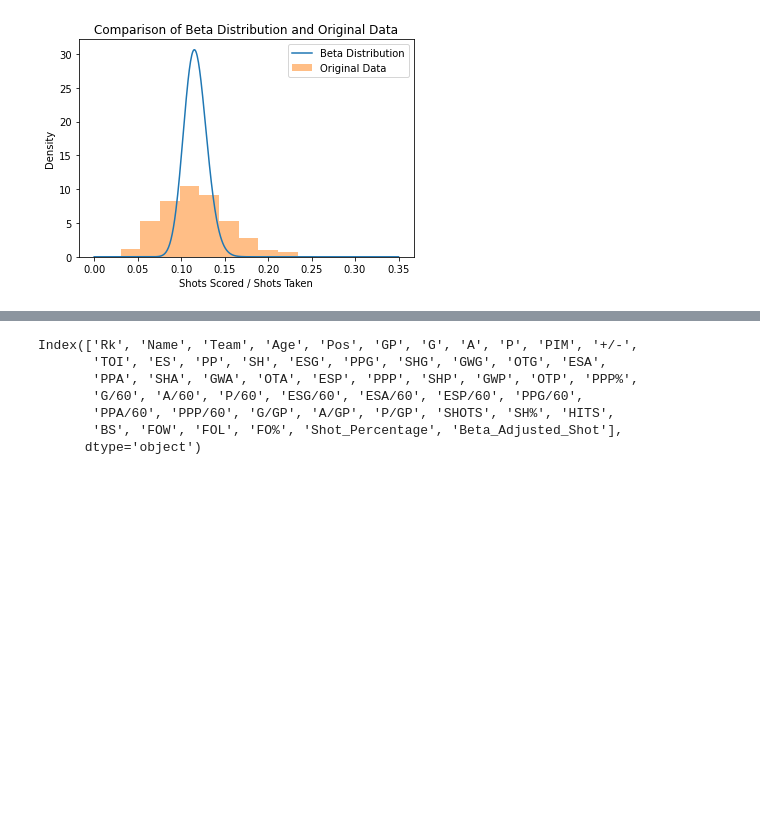
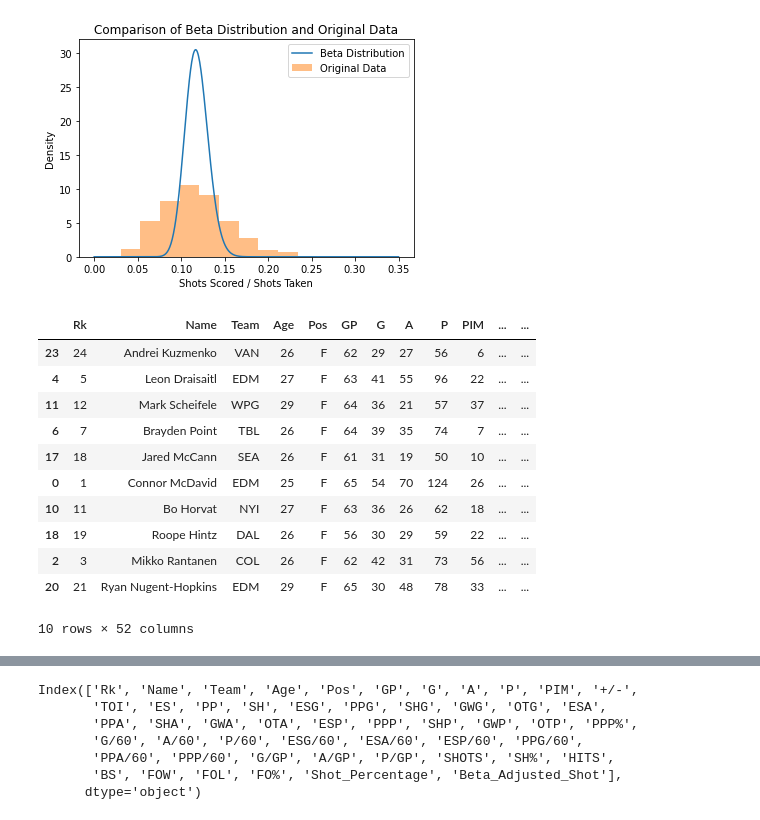
Before and after one commit to GiorgioVi/NHL_Analytics, a Jupyter notebook: Beta_Distribution_Best_Goal_Scorers.ipynb, the cells around one changed output, grey strips where cells are left out. Drawn from its saved outputs; the diff is of its cells as text; code cells hidden in the pictures; blank space fills up the shorter version.

```diff
--- a/Beta_Distribution_Best_Goal_Scorers.ipynb
+++ b/Beta_Distribution_Best_Goal_Scorers.ipynb
@@ -65,7 +65,7 @@ sample_mean = np.mean(shots_scored / shots_taken)
 sample_var = np.var(shots_scored / shots_taken)
 
 # calculate alpha and beta using method of moments
-alpha = sample_mean * ((1 - sample_mean) / sample_var - 1)
+alpha = sample_mean * ((1 - sample_mean) / sample_var - 1) + 1
 beta = (1 - sample_mean) * ((1 - sample_mean) / sample_var - 1)
 
 # create beta distribution object
@@ -105,10 +105,25 @@ plt.legend()
 plt.show()
 # %% [output]
 [figure]
-# %%
-def beta_transform_val(a_pct):
-    dist = stats.beta(70.14851006425157, 531.9800938400597)
-    transformed_x = dist.ppf(dist.cdf(a_pct))
-    return transformed_x
+# %%
+def beta_transform_val(shots, goals):
+    alpha = 90.96882721994179
+    beta = 629.615934914897
+    return (alpha + goals) / (alpha + goals + beta + shots)
 # %%
-df['Beta_Adjusted_Shot'] = df.apply(lambda x: beta_transform_val(x['G'] /x['SHOTS']),axis=1)
+df['Beta_Adjusted_Shot'] = df.apply(lambda x: beta_transform_val(x['SHOTS'],x['G']),axis=1)
+# %%
+df.sort_values(by='Beta_Adjusted_Shot', ascending=False).iloc[0:10]
+# %% [output]
+|  | Rk | Name | Team | Age | Pos | GP | G | A | P | PIM | ... | ... |
+| 23 | 24 | Andrei Kuzmenko | VAN | 26 | F | 62 | 29 | 27 | 56 | 6 | ... | ... |
+| 4 | 5 | Leon Draisaitl | EDM | 27 | F | 63 | 41 | 55 | 96 | 22 | ... | ... |
+| 11 | 12 | Mark Scheifele | WPG | 29 | F | 64 | 36 | 21 | 57 | 37 | ... | ... |
+| 6 | 7 | Brayden Point | TBL | 26 | F | 64 | 39 | 35 | 74 | 7 | ... | ... |
+| 17 | 18 | Jared McCann | SEA | 26 | F | 61 | 31 | 19 | 50 | 10 | ... | ... |
+| 0 | 1 | Connor McDavid | EDM | 25 | F | 65 | 54 | 70 | 124 | 26 | ... | ... |
+| 10 | 11 | Bo Horvat | NYI | 27 | F | 63 | 36 | 26 | 62 | 18 | ... | ... |
+| 18 | 19 | Roope Hintz | DAL | 26 | F | 56 | 30 | 29 | 59 | 22 | ... | ... |
+| 2 | 3 | Mikko Rantanen | COL | 26 | F | 62 | 42 | 31 | 73 | 56 | ... | ... |
+| 20 | 21 | Ryan Nugent-Hopkins | EDM | 29 | F | 65 | 30 | 48 | 78 | 33 | ... | ... |
+10 rows × 52 columns
```
Also changed, not shown: parts of 2 cells of this notebook.
